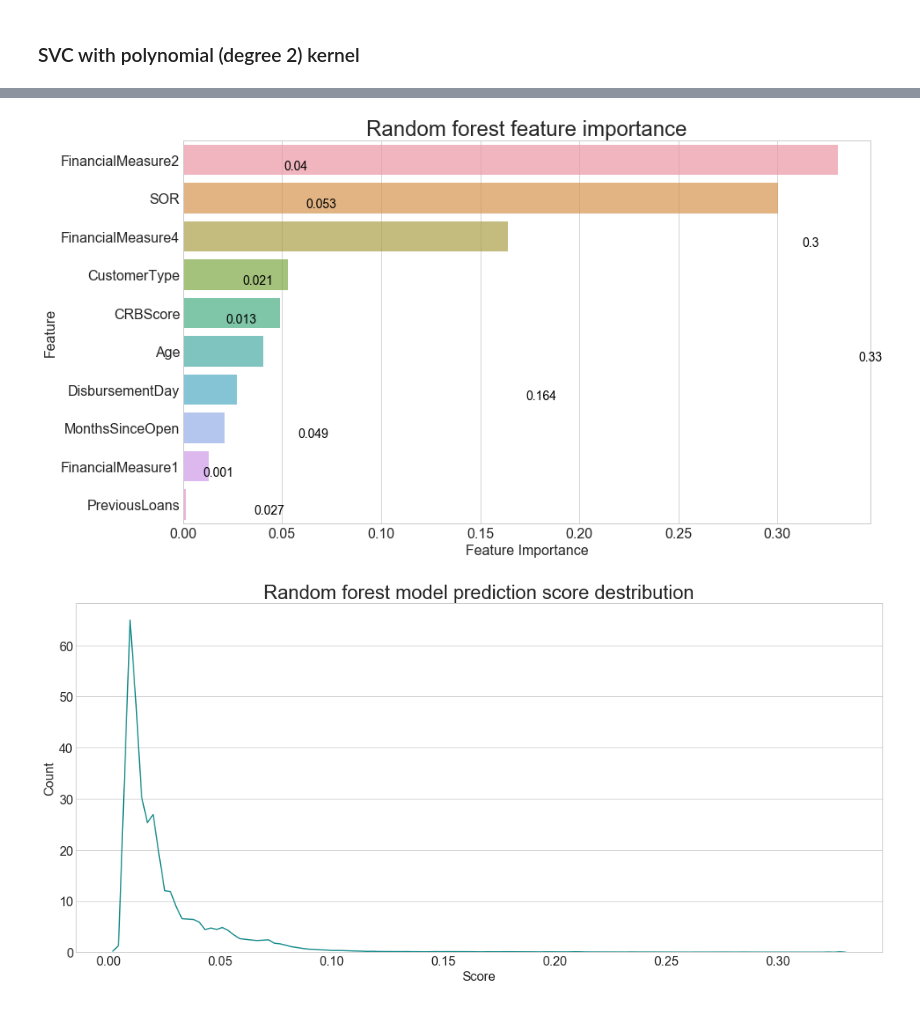
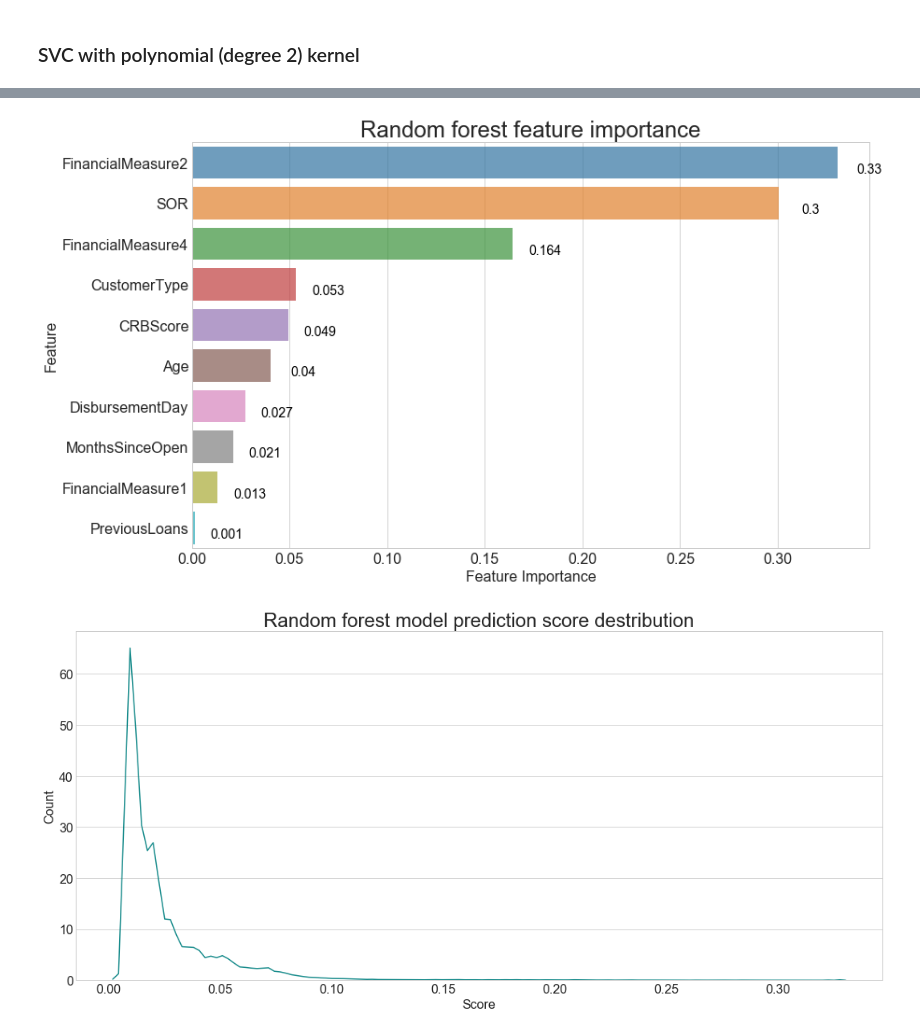
Before and after one commit to SvetlanaCipiseva/CreditScoring, a Jupyter notebook: credit_scoring.ipynb, the cells around one changed output, grey strips where cells are left out. Saved outputs shown, nothing was run; the diff lists cells and outputs as text; code cells hidden in the pictures.

```diff
--- a/credit_scoring.ipynb
+++ b/credit_scoring.ipynb
@@ -692,2 +688,3 @@ kdeplot(y_predict_smv_linear,
 # %%
 svm_rbf = pickle.load(open(absolute_path('svm_rbf.model'), 'rb'))
+y_predict_smv_rbf = pickle.load(open(absolute_path('y_predict_proba_svm_rbf.array'), 'rb'))
@@ -711,3 +701,4 @@ kdeplot(y_predict_smv_rbf,
 ### SVC with polynomial (degree 2) kernel
 # %%
 svm_poly = pickle.load(open(absolute_path('svm_poly.model'), 'rb'))
+y_predict_smv_poly = pickle.load(open(absolute_path('y_predict_proba_svm_poly.array'), 'rb'))
@@ -739,18 +717,21 @@ NameError: name 'random_forest_model' is not defined
+# %%
+random_forest = pickle.load(open(absolute_path('random_forest.model'), 'rb'))
+y_predict_rf = pickle.load(open(absolute_path('y_predict_proba_rf.array'), 'rb'))
 # %%
 tmp = pd.DataFrame({'Feature': list(Dataset.X_train.columns),
-                    'Score': random_forest_model.feature_importances_}) \
-                    .sort_values(by=['Score'], ascending=False)
+                    'Score': random_forest.feature_importances_}) \
+                    .sort_values(by=['Score'], ascending=False).reset_index()
 barplot(tmp,
         'Score',
         'Feature',
         'Random forest feature importance',
         'Feature Importance',
         'Feature',
-        figsize=(14, 8),
+        figsize=(13, 8),
         labels=False,
         horizontallabels=True)
 # %% [output]
-[figure, old version]
+[figure, new version]
 # %%
 kdeplot(y_predict_rf,
         'Random forest model prediction score destribution',
```
Also changed, not shown: parts of 54 cells of this notebook, 5 other files.
